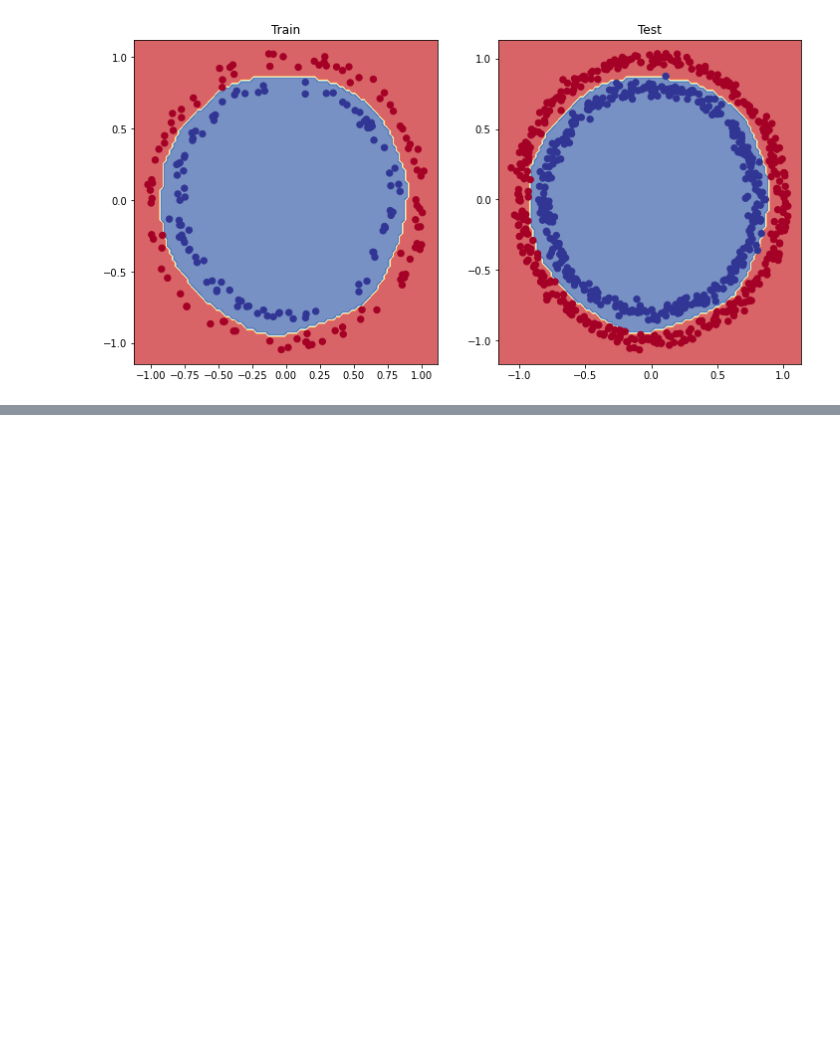
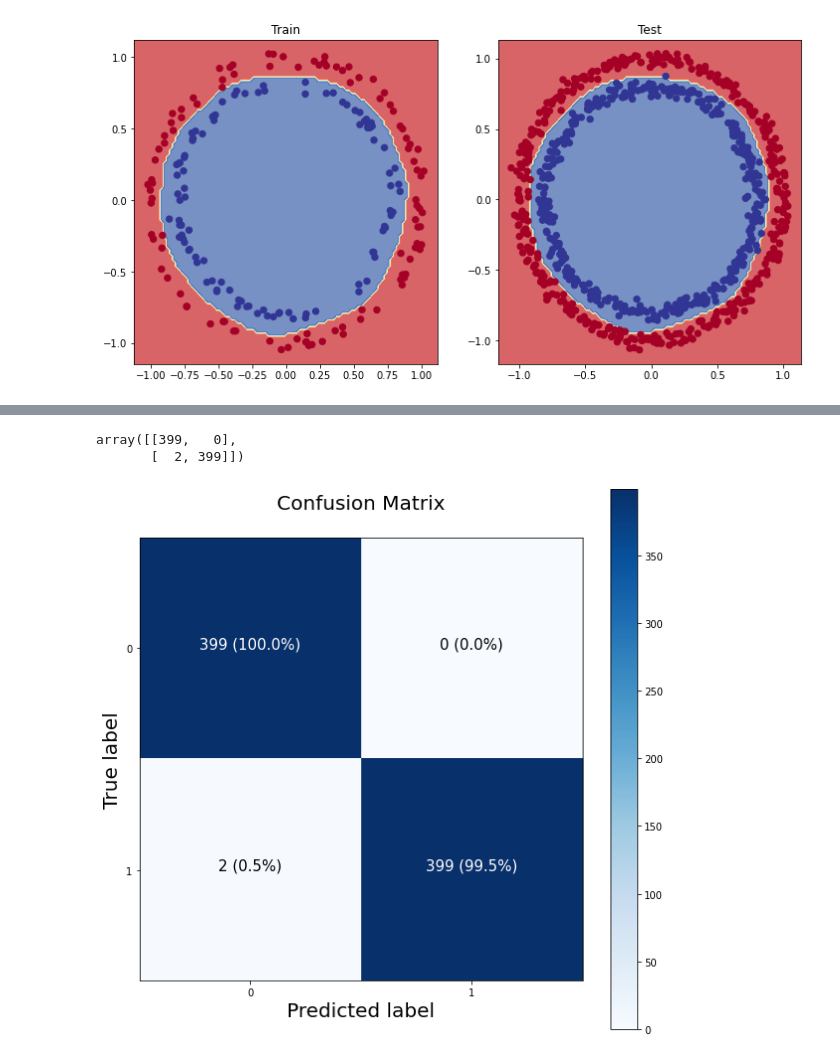
Before and after one commit to choton654/tenserflow-deep-learning, a Jupyter notebook: neural_network_classification_tenserflow.ipynb, the cells around one changed output, grey strips where cells are left out. Cells and saved outputs as stored; diff of their text form; code cells hidden in the pictures; blank space fills up the shorter version.

```diff
--- a/neural_network_classification_tenserflow.ipynb
+++ b/neural_network_classification_tenserflow.ipynb
@@ -527,7 +527,10 @@ model_7 = tf.keras.Sequential([
 # Compile the model
 model_7.compile(loss=tf.keras.losses.binary_crossentropy,
                 optimizer=tf.keras.optimizers.Adam(learning_rate=0.02),
-                metrics=["accuracy"])
+                # metrics=[tf.keras.metrics.Recall()]
+                # metrics=[tf.keras.metrics.Precision()]
+                metrics=["accuracy"]
+                )
 
 # Fit the model
 history = model_7.fit(x_train, y_train, epochs=20)
@@ -574,0 +587,2 @@ binary classification
+# %%
+y_pred = model_7.predict(x_test)
@@ -574,0 +616,7 @@ binary classification
+# %%
+from sklearn.metrics import confusion_matrix
+
+confusion_matrix(y_test,tf.round(y_pred))
+# %% [output]
+array([[399,   0],
+       [  2, 399]])
@@ -574,0 +680,4 @@ binary classification
+# %%
+plot_confusion_matrix(y_test, y_pred)
+# %% [output]
+[figure, added]
```
Also changed, not shown: parts of 14 cells of this notebook.
